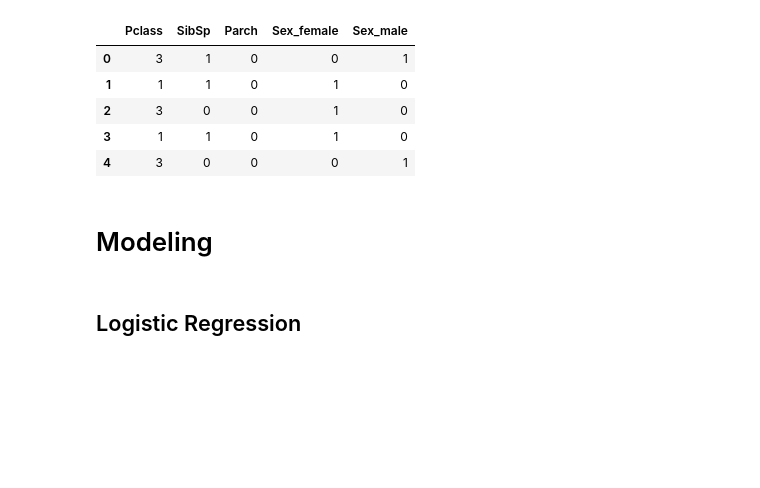
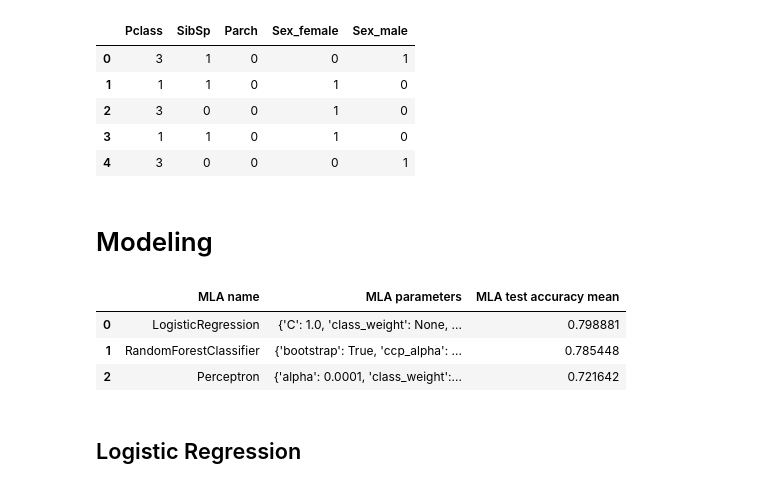
Before and after one commit to katsuba-mikhail/learn-kaggle, a Jupyter notebook: Kaggle_Titanic.ipynb, the cells around one changed output. Drawn from its saved outputs; the diff is of its cells as text; code cells hidden in the pictures; blank space fills up the shorter version.

Commit message:
add multi test

```diff
--- a/Kaggle_Titanic.ipynb
+++ b/Kaggle_Titanic.ipynb
@@ -376,6 +383,40 @@ X_train.head()
 | 4 | 3 | 0 | 0 | 0 | 1 |
 # %% [markdown]
 # Modeling
+# %%
+cv_split = model_selection.ShuffleSplit(n_splits=10, test_size=0.3,
+                                         train_size=0.6, random_state=0)
+
+MLA = [
+    LogisticRegression(),
+    RandomForestClassifier(),
+    Perceptron()
+]
+
+MLA_columns = ['MLA name', 'MLA parameters', 'MLA test accuracy mean']
+
+MLA_compare = pd.DataFrame(columns=MLA_columns)
+MLA_predict = train_df['Survived']
+
+row_index = 0
+for alg in MLA:
+
+    MLA_name = alg.__class__.__name__
+    MLA_compare.loc[row_index, 'MLA name'] = MLA_name
+    MLA_compare.loc[row_index, 'MLA parameters'] = str(alg.get_params())
+
+    cv_results = model_selection.cross_validate(alg, X_train, Y_train, cv=cv_split)
+    MLA_compare.loc[row_index, 'MLA test accuracy mean'] = cv_results['test_score'].mean()
+
+    row_index += 1
+
+MLA_compare.sort_values(by='MLA test accuracy mean', ascending=False, inplace=True)
+MLA_compare
+# %% [output]
+|  | MLA name | MLA parameters | MLA test accuracy mean |
+| 0 | LogisticRegression | {'C': 1.0, 'class_weight': None, ... | 0.798881 |
+| 1 | RandomForestClassifier | {'bootstrap': True, 'ccp_alpha': ... | 0.785448 |
+| 2 | Perceptron | {'alpha': 0.0001, 'class_weight':... | 0.721642 |
 # %% [markdown]
 ## Logistic Regression
 # %%
```
Also changed, not shown: parts of 6 cells of this notebook.
